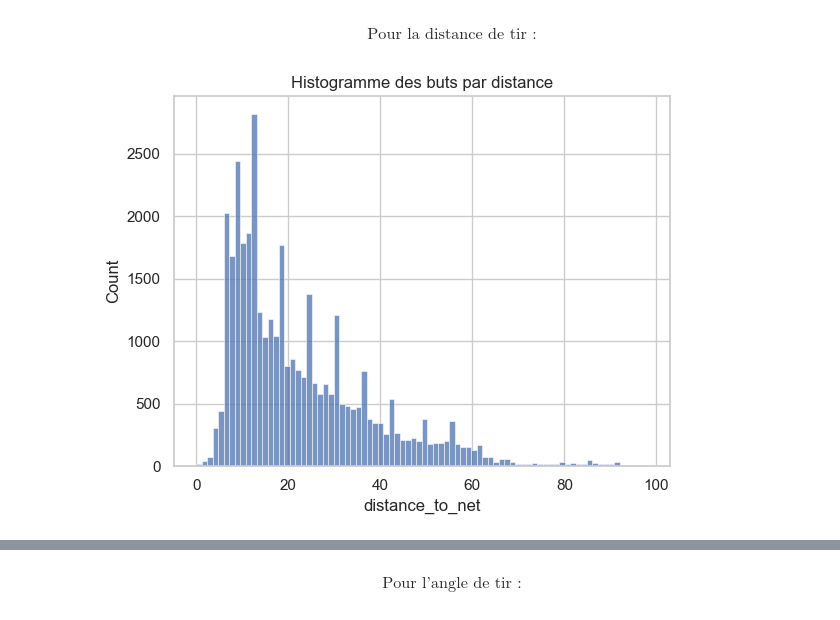
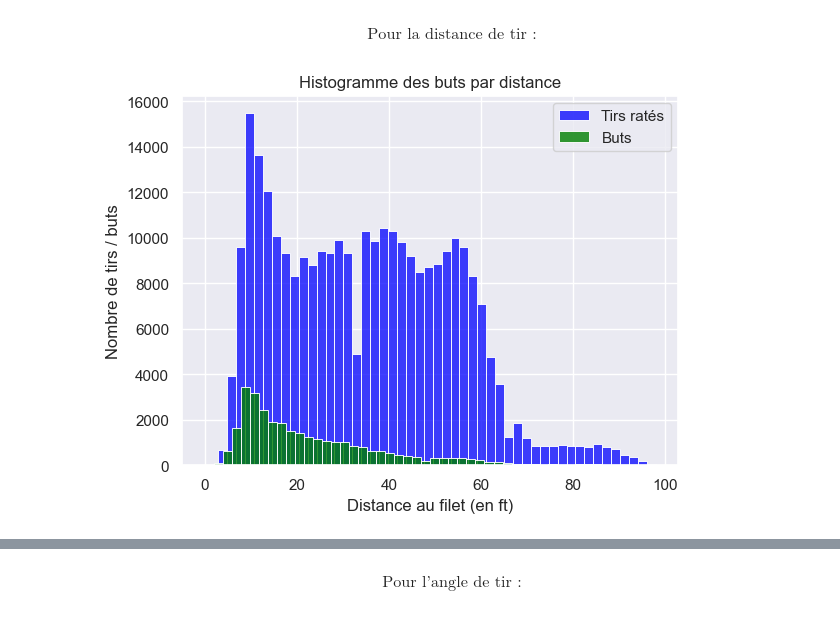
Before and after one commit to MkYacine/IFT6758-Projet, a Jupyter notebook: notebooks/feature_engineering_1.ipynb, the cells around one changed output, grey strips where cells are left out. Cells and saved outputs as stored; diff of their text form; code cells hidden in the pictures.

```diff
--- a/notebooks/feature_engineering_1.ipynb
+++ b/notebooks/feature_engineering_1.ipynb
@@ -9,7 +9,7 @@ import src.visualization.simple_visualization as sv
 import src.features.feature_engineering_1 as feng
 # %%
 # Récupération des données
-years = ['2016', '2017', '2018', '2019', '2020']
+years = ['2016', '2017', '2018', '2019']
 
 df = feng.get_all_season_data(years)
 df.head()
@@ -42,11 +42,15 @@ $$ \text{Pour la distance de tir :} $$
 import seaborn as sns
 import matplotlib.pyplot as plt
 
-sns.set(style = "whitegrid")
+sns.set(style = "darkgrid")
 # %%
 # Histogramme pour les buts
-sns.histplot(df[df['is_goal'] == 1], x = 'distance_to_net')
+sns.histplot(df[df['is_goal'] == 0], color = 'blue', x = 'distance_to_net', bins = 50, label= 'Tirs ratés')
+sns.histplot(df[df['is_goal'] == 1], alpha = 0.8, color = 'green', x = 'distance_to_net', bins = 50, label = 'Buts')
 plt.title('Histogramme des buts par distance')
+plt.xlabel('Distance au filet (en ft)')
+plt.ylabel('Nombre de tirs / buts')
+plt.legend()
 plt.show()
 # %% [output]
-[figure, old version]
+[figure, new version]
```
Also changed, not shown: parts of 13 cells of this notebook, 1 other file.
